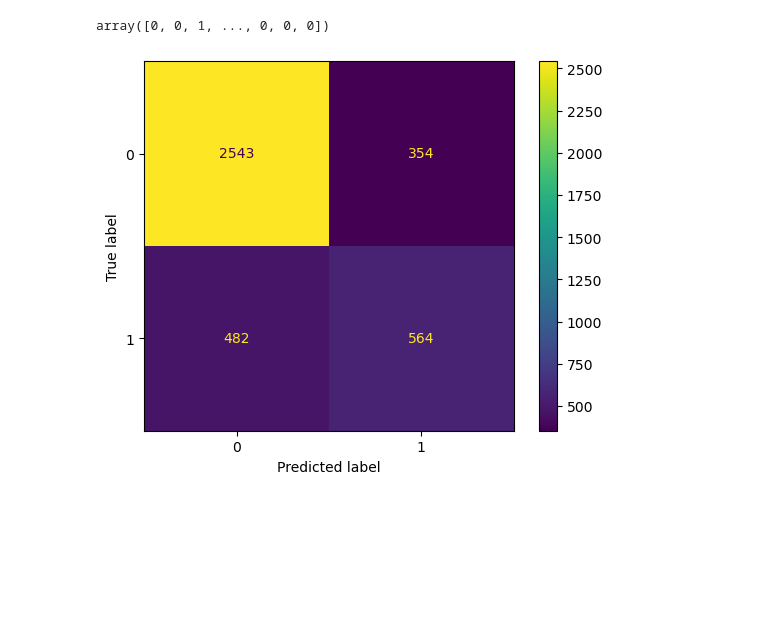
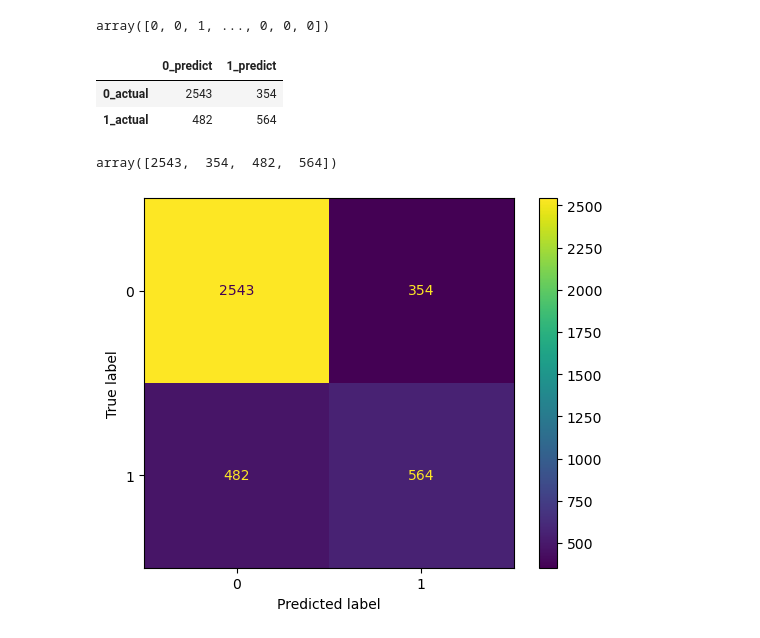
Before and after one commit to NikkideVries/classification_telco_project, a Jupyter notebook: final_telco.ipynb, the cells around one changed output. Saved outputs shown, nothing was run; the diff lists cells and outputs as text; code cells hidden in the pictures; blank space fills up the shorter version.

```diff
--- a/final_telco.ipynb
+++ b/final_telco.ipynb
@@ -463,6 +462,20 @@ clf = clf.fit(X_train, y_train)
 clf.predict(X_train)
 # %% [output]
 array([0, 0, 1, ..., 0, 0, 0])
+# %%
+y_train_df = pd.Series(y_train)
+labels = sorted(y_train_df.unique())
+pd.DataFrame(conf,
+            index=[str(label) + '_actual'for label in labels],
+            columns=[str(label) + '_predict'for label in labels])
+# %% [output]
+|  | 0_predict | 1_predict |
+| 0_actual | 2543 | 354 |
+| 1_actual | 482 | 564 |
+# %%
+conf.ravel()
+# %% [output]
+array([2543,  354,  482,  564])
 # %%
 ConfusionMatrixDisplay.from_estimator(clf, X_train, y_train);
 # %% [output]
```
Also changed, not shown: parts of 14 cells of this notebook, 1 other file.
